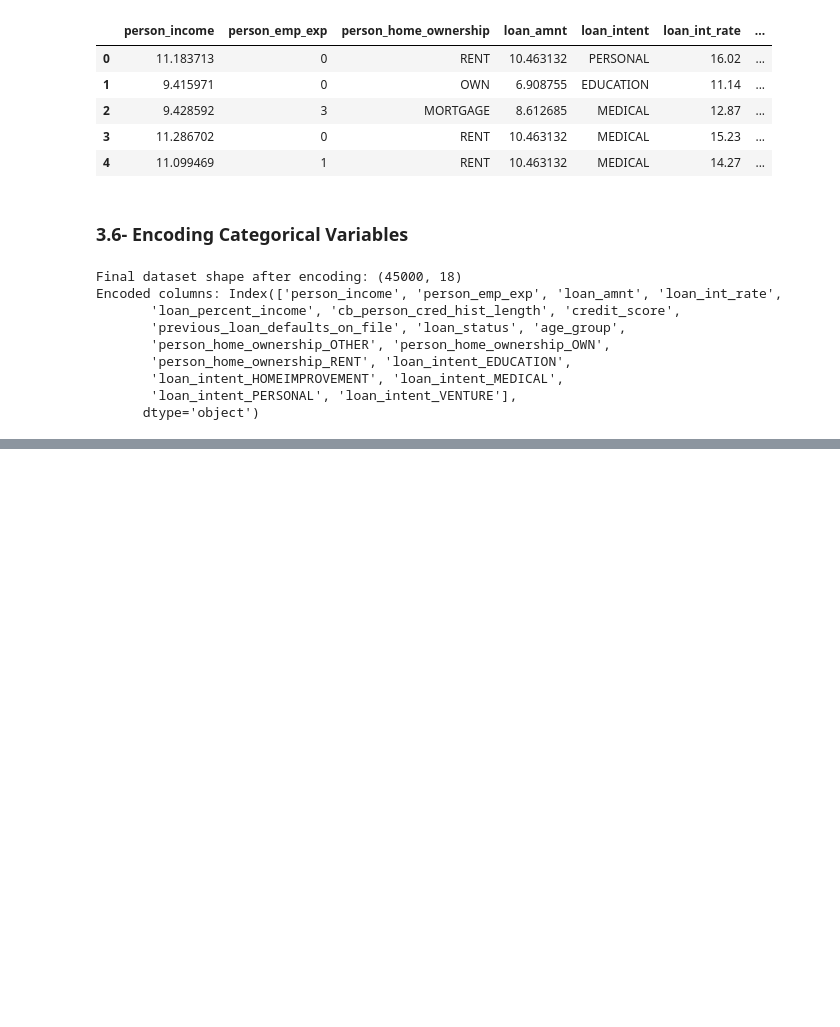
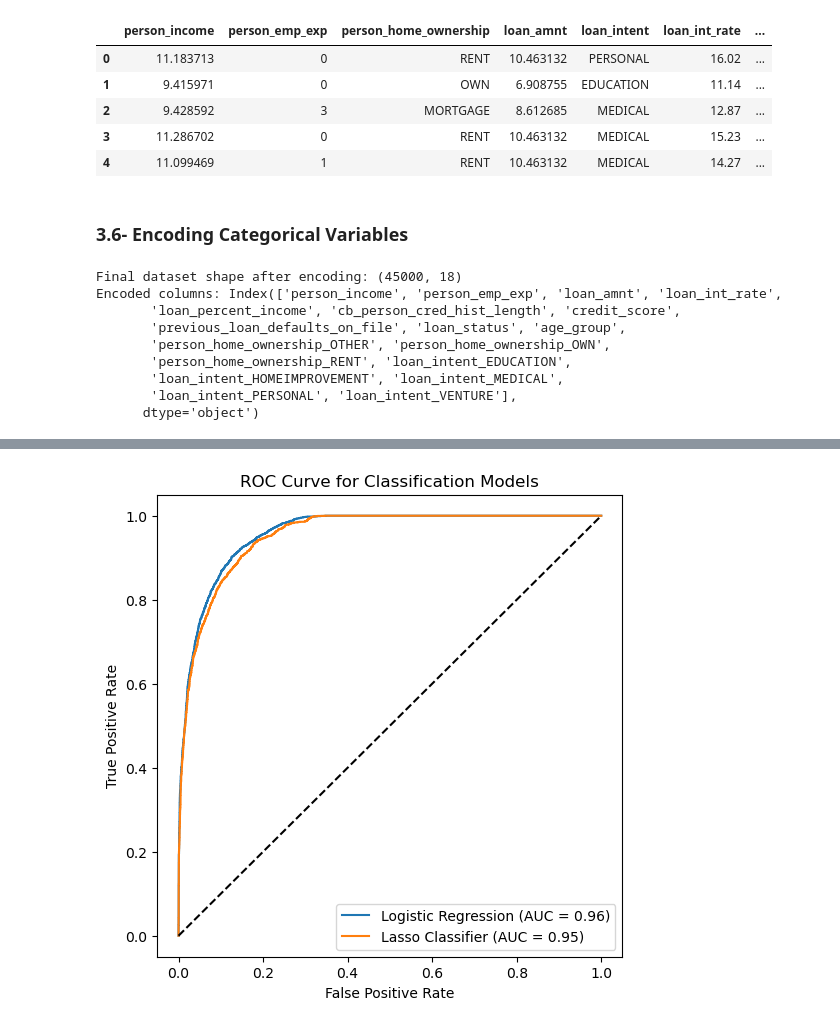
Before and after one commit to khan-asim-88/Loan-Approval-Prediction-Using-Machine-Learning, a Jupyter notebook: Loan_Approval_Prediction.ipynb, the cells around one changed output, grey strips where cells are left out. Drawn from its saved outputs; the diff is of its cells as text; code cells hidden in the pictures; blank space fills up the shorter version.

Commit message:
Applying Linear Models

```diff
--- a/Loan_Approval_Prediction.ipynb
+++ b/Loan_Approval_Prediction.ipynb
@@ -706,0 +749,24 @@ Encoded columns: Index(['person_income', 'person_emp_exp', 'loan_amnt', 'loan_in
+# %%
+# Compute class weights dynamically
+class_weights = dict(zip([0, 1], compute_class_weight(class_weight='balanced', classes=np.unique(y_train), y=y_train)))
+
+# Initialize models with class weights
+logistic = LogisticRegression(max_iter=5000, solver='lbfgs', class_weight=class_weights, random_state=42)
+ridge = RidgeClassifier(class_weight=class_weights, random_state=42)
+lasso = LogisticRegression(penalty='l1', solver='saga', max_iter=5000, class_weight=class_weights, random_state=42)
+
+# Train models
+models = {'Logistic Regression': logistic, 'Ridge Classifier': ridge, 'Lasso Classifier': lasso}
+
+for name, model in models.items():
+    model.fit(X_train, y_train)  # Train model
+    y_pred = model.predict(X_test)  # Predictions
+
+    # Evaluation Metrics
+    accuracy = accuracy_score(y_test, y_pred)
+    my_auc = roc_auc_score(y_test, model.predict_proba(X_test)[:,1]) if hasattr(model, "predict_proba") else "N/A"
+
+    print(f"🔹 {name} (With Class Weights) Performance:")
+    print(f"✅ Accuracy: {accuracy:.4f}")
+    print(f"✅ AUC-ROC Score: {my_auc}")
+    print(f"📊 Classification Report:\n{classification_report(y_test, y_pred)}\n")
@@ -706,0 +807,18 @@ Encoded columns: Index(['person_income', 'person_emp_exp', 'loan_amnt', 'loan_in
+# %%
+# Plot ROC Curve
+plt.figure(figsize=(6, 6))
+for name, model in models.items():
+    if hasattr(model, "predict_proba"):  # Check if model supports probability prediction
+        y_probs = model.predict_proba(X_test)[:, 1]  # Get probabilities for class 1
+        fpr, tpr, _ = roc_curve(y_test, y_probs)
+        roc_auc = auc(fpr, tpr)
+        plt.plot(fpr, tpr, label=f'{name} (AUC = {roc_auc:.2f})')
+
+plt.plot([0, 1], [0, 1], 'k--')  # Random guess line
+plt.xlabel("False Positive Rate")
+plt.ylabel("True Positive Rate")
+plt.title("ROC Curve for Classification Models")
+plt.legend(loc="lower right")
+plt.show()
+# %% [output]
+[figure, added]
```
Also changed, not shown: parts of 11 cells of this notebook.
